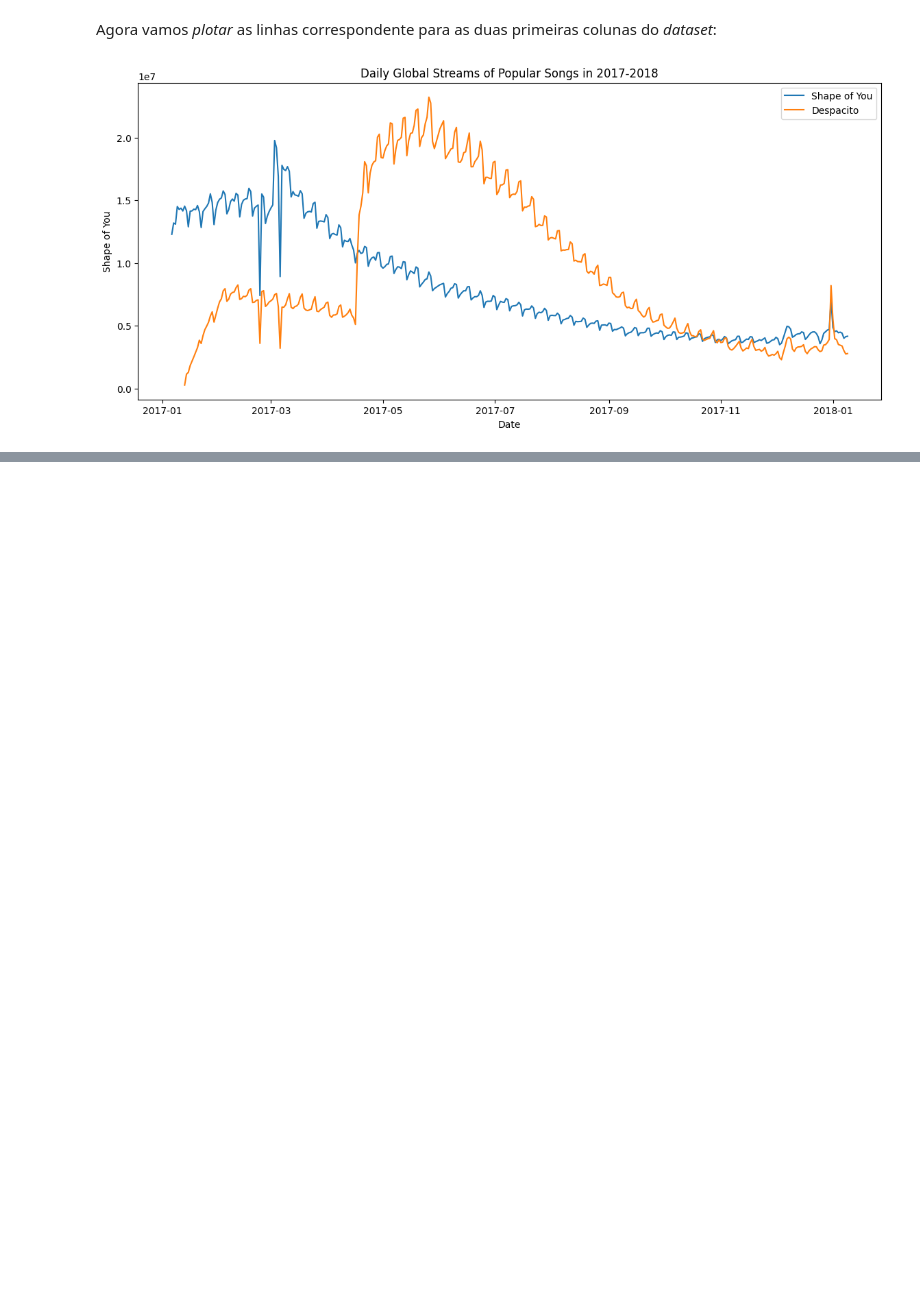
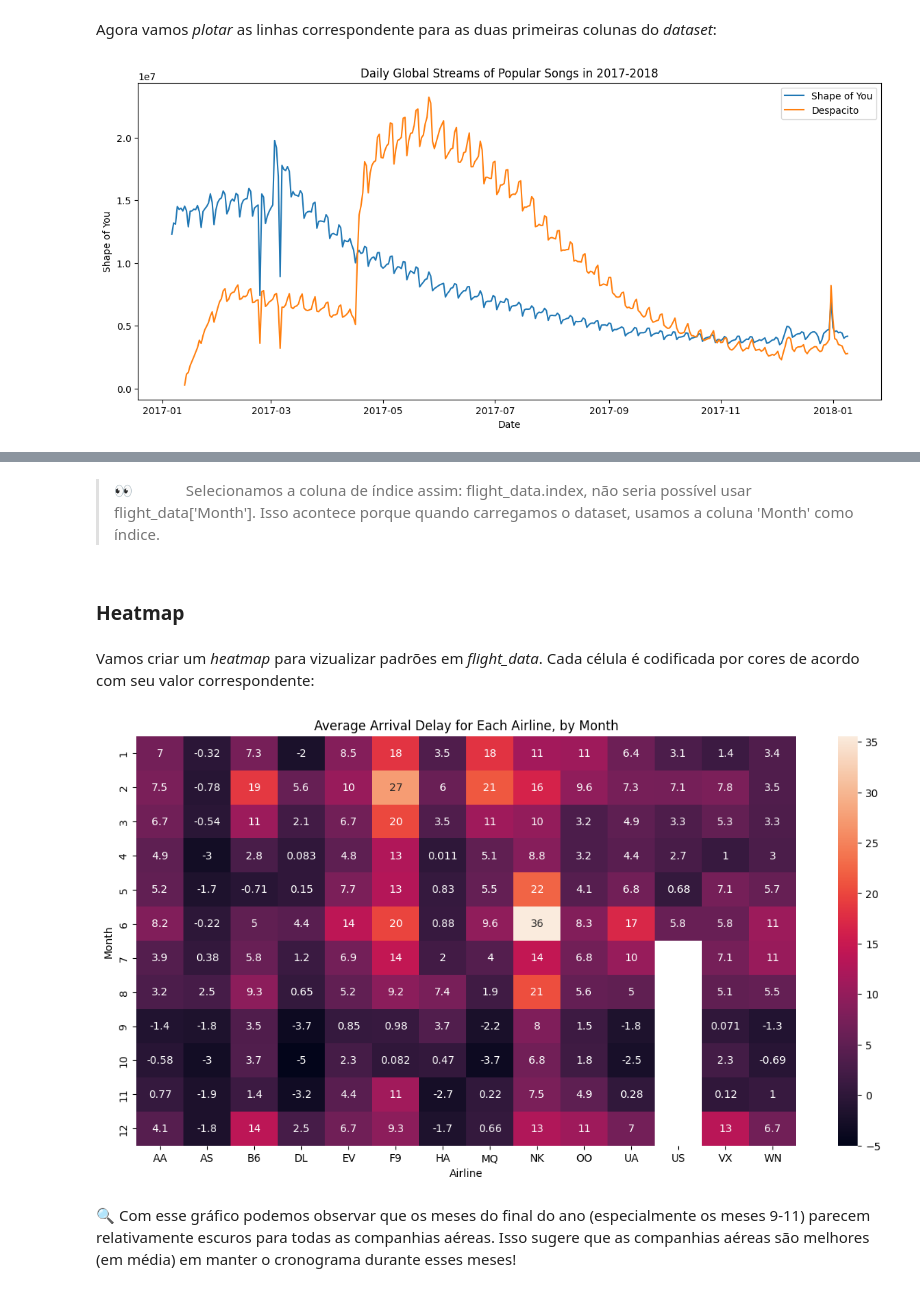
Before and after one commit to kawakami01/kaggle-courses, a Jupyter notebook: Data Visualization Course/kaggle-data-visualization-course.ipynb, the cells around one changed output, grey strips where cells are left out. Drawn from its saved outputs; the diff is of its cells as text; code cells hidden in the pictures; blank space fills up the shorter version.

```diff
--- a/Data Visualization Course/kaggle-data-visualization-course.ipynb
+++ b/Data Visualization Course/kaggle-data-visualization-course.ipynb
@@ -100,0 +153,22 @@ plt.xlabel('Date');
+# %% [markdown]
+> 👀 <font color='white'>**NOTE:**</font> Selecionamos a coluna de índice assim: flight_data.index, não seria possível usar flight_data['Month']. Isso acontece porque quando carregamos o dataset, usamos a coluna 'Month' como índice.
+# %% [markdown]
+### Heatmap
+# %% [markdown]
+Vamos criar um *heatmap* para vizualizar padrões em *flight_data*. Cada célula é codificada por cores de acordo com seu valor correspondente:
+# %%
+# Definindo o tamanho da figura
+plt.figure(figsize=(14, 7))
+
+# Adicionando um título
+plt.title('Average Arrival Delay for Each Airline, by Month')
+
+# Criando o heatmap
+sns.heatmap(data=fligth_data, annot=True) # Parâmetro 'annot' é para mostrar os valores em cada célula
+
+# Adiciona um rótulo para o eixo horizontal
+plt.xlabel('Airline');
+# %% [output]
+[figure, added]
+# %% [markdown]
+🔍 Com esse gráfico podemos observar que os meses do final do ano (especialmente os meses 9-11) parecem relativamente escuros para todas as companhias aéreas. Isso sugere que as companhias aéreas são melhores (em média) em manter o cronograma durante esses meses!
```
Also changed, not shown: parts of 10 cells of this notebook, 1 other file.
